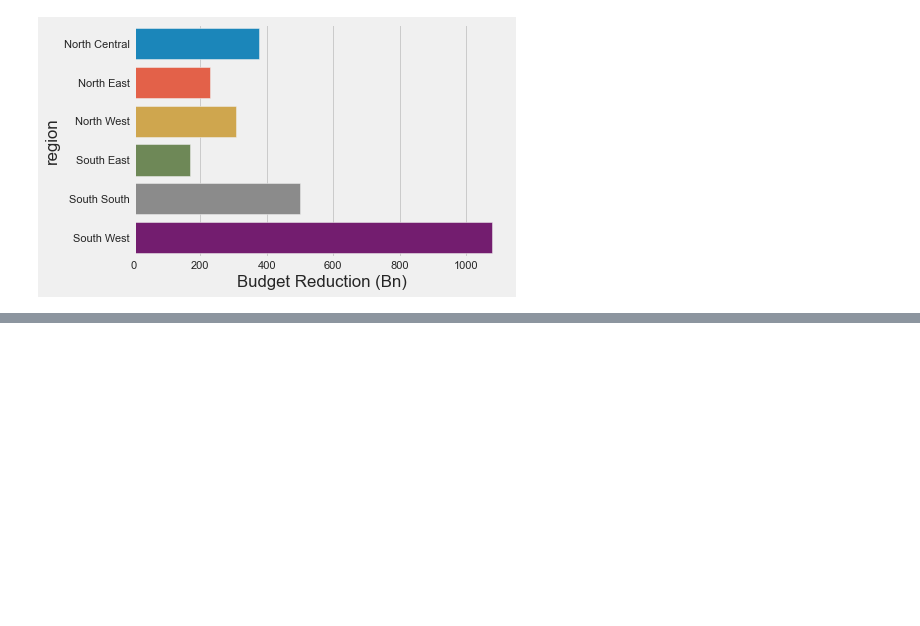
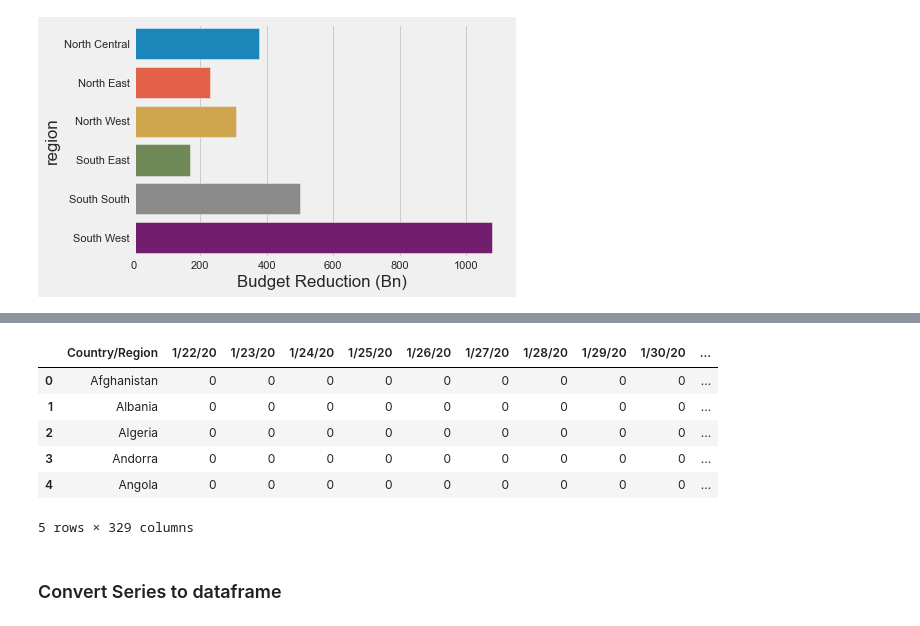
Before and after one commit to Tiamiyu1/Real-Time-Coronavirus-Analysis, a Jupyter notebook: covidnig.ipynb, the cells around one changed output, grey strips where cells are left out. Saved outputs shown, nothing was run; the diff lists cells and outputs as text; code cells hidden in the pictures; blank space fills up the shorter version.

Commit message:
includes time series analysis

```diff
--- a/covidnig.ipynb
+++ b/covidnig.ipynb
@@ -386,0 +406,4 @@ Text(0.5, 0, 'Budget Reduction (Bn)')
+# %%
+url = 'https://raw.githubusercontent.com/CSSEGISandData/COVID-19/master/csse_covid_19_data/csse_covid_19_time_series/time_series_covid19_confirmed_global.csv'
+# %%
+dfglobal_confirmed = pd.read_csv(url)
@@ -386,0 +420,12 @@ Text(0.5, 0, 'Budget Reduction (Bn)')
+# %%
+dfglobal_confirmed = dfglobal_confirmed.drop(['Province/State', 'Lat', 'Long'], axis=1)
+# %%
+dfglobal_confirmed.head()
+# %% [output]
+|  | Country/Region | 1/22/20 | 1/23/20 | 1/24/20 | 1/25/20 | 1/26/20 | 1/27/20 | 1/28/20 | 1/29/20 | 1/30/20 | ... |
+| 0 | Afghanistan | 0 | 0 | 0 | 0 | 0 | 0 | 0 | 0 | 0 | ... |
+| 1 | Albania | 0 | 0 | 0 | 0 | 0 | 0 | 0 | 0 | 0 | ... |
+| 2 | Algeria | 0 | 0 | 0 | 0 | 0 | 0 | 0 | 0 | 0 | ... |
+| 3 | Andorra | 0 | 0 | 0 | 0 | 0 | 0 | 0 | 0 | 0 | ... |
+| 4 | Angola | 0 | 0 | 0 | 0 | 0 | 0 | 0 | 0 | 0 | ... |
+5 rows × 329 columns
@@ -386,0 +434,2 @@ Text(0.5, 0, 'Budget Reduction (Bn)')
+# %% [markdown]
+### Convert Series to dataframe
```
Also changed, not shown: parts of 18 cells of this notebook.
